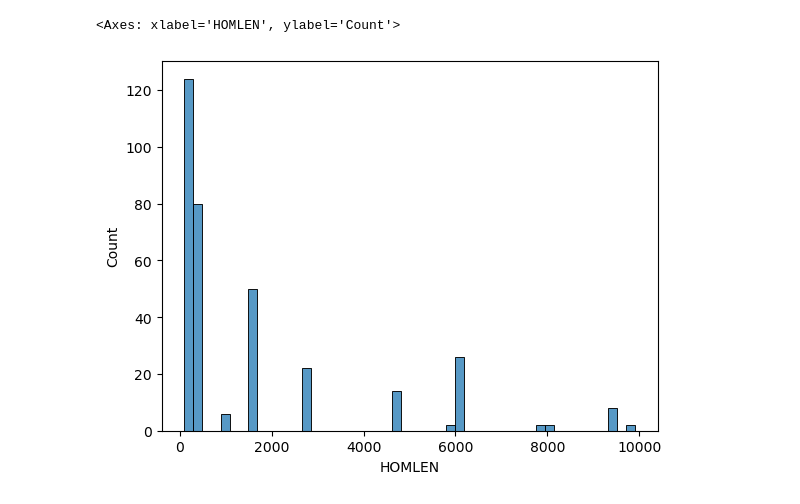
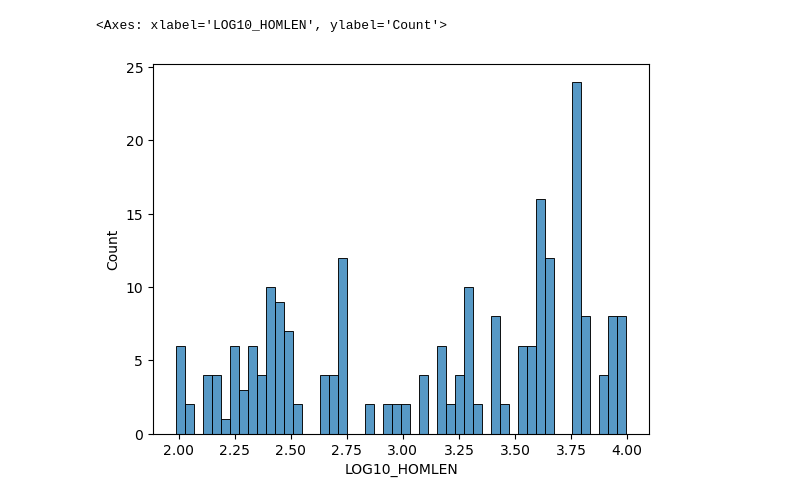
Before and after one commit to carstenhain/SV_homology, a Jupyter notebook: plotting/homology_plot.ipynb, the cells around one changed output. Cells and saved outputs as stored; diff of their text form; code cells hidden in the pictures.

```diff
--- a/plotting/homology_plot.ipynb
+++ b/plotting/homology_plot.ipynb
@@ -22,3 +42,5 @@ candidates = pd.read_csv("/home/hain/EMBL/inversions/homology/final_candidate_ho
 # %%
 candidates["HOMLEN"] = candidates["end"] - candidates["start"]
 candidates["LOG10_HOMLEN"] = candidates["HOMLEN"].apply(lambda x: abs(x)).apply(lambda x: np.log10(x + 1))
+# %%
+candidates =candidates.drop_duplicates(subset=["sv_id", "HOMLEN"])
@@ -25,5 +63,5 @@ candidates["LOG10_HOMLEN"] = candidates["HOMLEN"].apply(lambda x: abs(x)).apply(
 # %%
-sns.histplot(data=candidates, x="HOMLEN", bins=50)
+sns.histplot(data=candidates, x="LOG10_HOMLEN", bins=50)
 # %% [output]
-<Axes: xlabel='HOMLEN', ylabel='Count'>
+<Axes: xlabel='LOG10_HOMLEN', ylabel='Count'>
-[figure, old version]
+[figure, new version]
```
Also changed, not shown: parts of 3 cells of this notebook, 2 other files.
